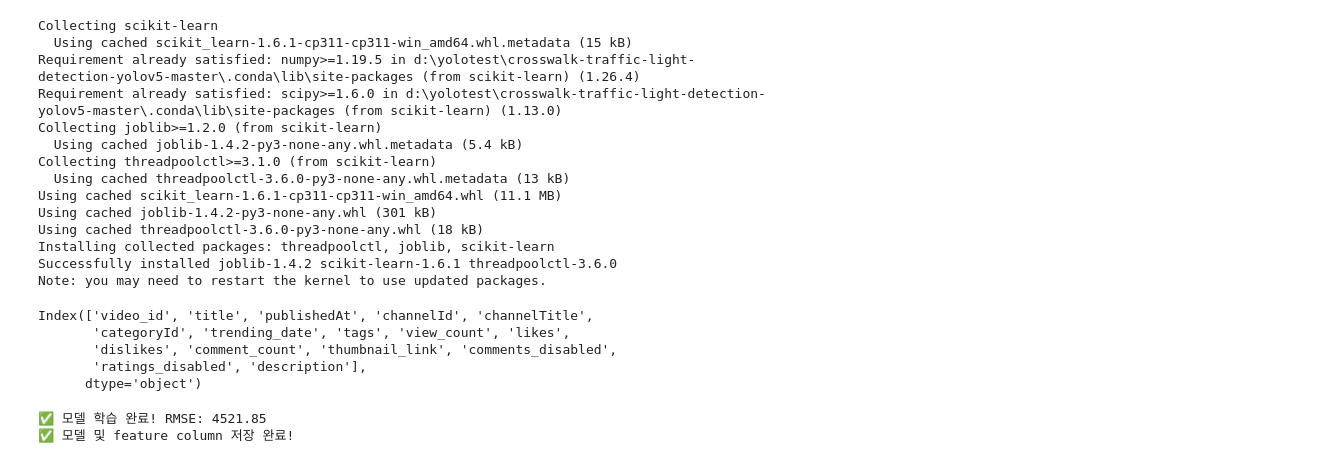
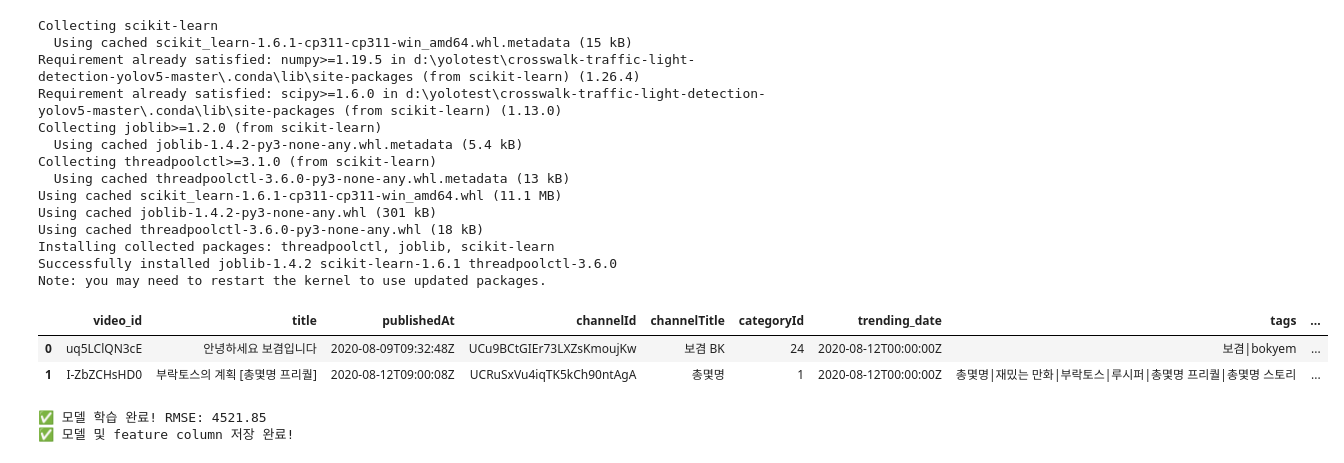
Before and after one commit to TP9NS/Hugging_Youtube, a Jupyter notebook: kaggle_dataset_KR/machine_learn_test.ipynb, the cells around one changed output. Drawn from its saved outputs; the diff is of its cells as text; code cells hidden in the pictures.

```diff
--- a/kaggle_dataset_KR/machine_learn_test.ipynb
+++ b/kaggle_dataset_KR/machine_learn_test.ipynb
@@ -20,14 +20,13 @@ import pandas as pd
 # %%
 import pandas as pd
 import os
 df = pd.read_csv("KR_youtube_trending_data.csv", encoding='utf-8')
 df.columns
+df[:2]
 # %% [output]
-Index(['video_id', 'title', 'publishedAt', 'channelId', 'channelTitle',
-       'categoryId', 'trending_date', 'tags', 'view_count', 'likes',
-       'dislikes', 'comment_count', 'thumbnail_link', 'comments_disabled',
-       'ratings_disabled', 'description'],
-      dtype='object')
+|  | video_id | title | publishedAt | channelId | channelTitle | categoryId | trending_date | tags | ... |
+| 0 | uq5LClQN3cE | 안녕하세요 보겸입니다 | 2020-08-09T09:32:48Z | UCu9BCtGIEr73LXZsKmoujKw | 보겸 BK | 24 | 2020-08-12T00:00:00Z | 보겸|bokyem | ... |
+| 1 | I-ZbZCHsHD0 | 부락토스의 계획 [총몇명 프리퀄] | 2020-08-12T09:00:08Z | UCRuSxVu4iqTK5kCh90ntAgA | 총몇명 | 1 | 2020-08-12T00:00:00Z | 총몇명|재밌는 만화|부락토스|루시퍼|총몇명 프리퀄|총몇명 스토리 | ... |
 # %%
 import pandas as pd
 import numpy as np
```
Also changed, not shown: parts of 11 cells of this notebook, 5 other files.
